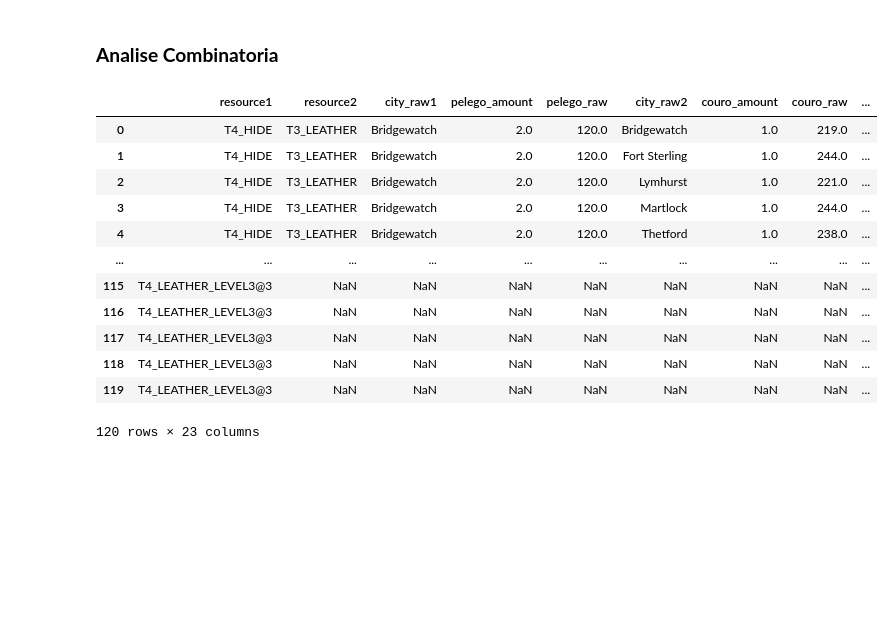
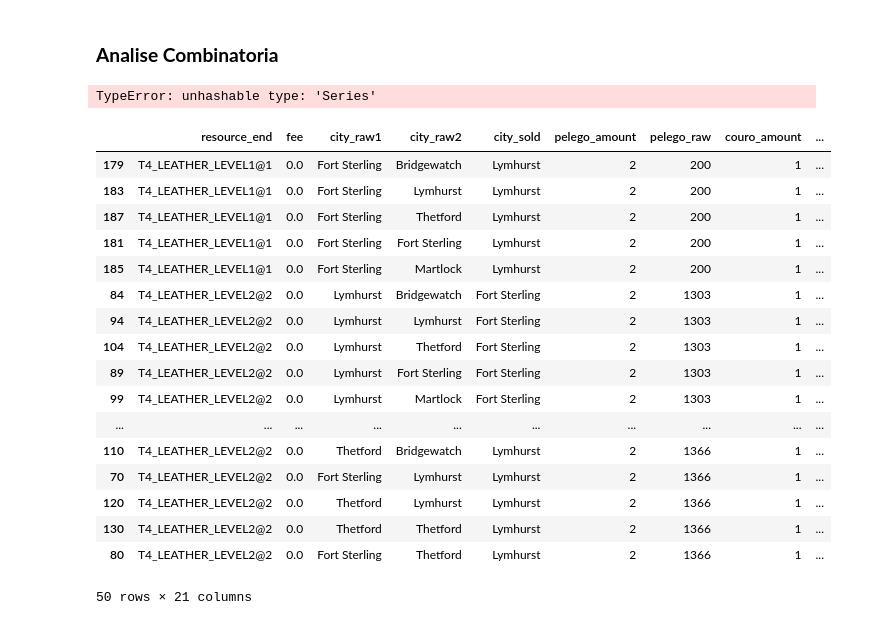
Before and after one commit to PedroRochaReis/Albion-Market-Exploration, a Jupyter notebook: DataScience_discovery.ipynb, the cells around one changed output. Drawn from its saved outputs; the diff is of its cells as text; code cells hidden in the pictures; blank space fills up the shorter version.

```diff
--- a/DataScience_discovery.ipynb
+++ b/DataScience_discovery.ipynb
@@ -63,18 +63,24 @@ def add_time_since_update(df, date_col):
 
 
 def get_value_for_item(item_name, mapping):
+    if hasattr(item_name, "apply"):
+        return item_name.apply(lambda x: get_value_for_item(x, mapping))
+
+    if item_name is None or pd.isna(item_name):
+        return 0
+
     if item_name in mapping:
         return mapping[item_name]
 
     for key, value in mapping.items():
-        if item_name.startswith(key.split("_LEVEL")[0]):
+        if isinstance(item_name, str) and item_name.startswith(key.split("_LEVEL")[0]):
             return value
 
     return 0
 
 
 def to_refined_item(item_name):
-    return re.sub(r"HIDE", "LEATHER", item_name)
+    return re.sub(r"LEATHER", "HIDE", item_name)
 # %%
 item_raw = ["T4_HIDE", "T4_HIDE_LEVEL1@1", "T4_HIDE_LEVEL2@2", "T4_HIDE_LEVEL3@3"]
 item_raw2 = ["T3_LEATHER"]
@@ -174,8 +180,6 @@ cost
 # %% [markdown]
 ### **Analise Combinatoria**
 # %%
-resource_name = to_refined_item(item_raw[0])
-
 # Primeira tabela: combina o item bruto com cada cidade de origem
 table1 = pd.DataFrame({
     "resource1": raw_table["raw"],
@@ -183,6 +187,7 @@ table1 = pd.DataFrame({
     "city_raw1": raw_table["city"],
     "pelego_amount": 2,
     "pelego_raw": raw_table["sell_price_min"],
+    "time_pelego": raw_table["time_since_update"],
 })
 
 # Segunda tabela: combina o item secundário com cada cidade de origem do segundo recurso
@@ -191,6 +196,7 @@ table2 = pd.DataFrame({
     "resource2": item_raw2[0],
     "couro_amount": 1,
     "couro_raw": raw2_table["sell_price_min"],
+    "time_couro_raw": raw2_table["time_since_update"],
 })
 
 # Terceira tabela: combina os itens refinados com as cidades de venda
@@ -200,18 +206,18 @@ table3 = pd.DataFrame({
     "city_sold": refined_table["city"],
     "couro_refined": 1,
     "couro_raw_instant": refined_table["buy_price_max"],
+    "time_couro_raw_instant": refined_table["time_since_update"],
     "couro_raw_order": refined_table["sell_price_min"],
+    "time_couro_raw_order": refined_table["time_since_update"],
 })
 
 # Produto cartesiano entre as tabelas 1 e 2 usando o recurso comum
 base = table1.merge(table2, on=["resource2"], how="outer")
-
-# Join final pelo recurso refinado equivalente
-# Isso faz a correspondência entre o item bruto e o item refinado
 merged = base.merge(table3, on=["resource1"], how="left")
 
+
 merged["retorno"] = 0.438
-merged["fee"] = round(get_value_for_item(resource_name, value_by_refined) * 1.05, 0)
+merged["fee"] = round(get_value_for_item(merged["resource_end"], value_by_refined) * 1.05, 0)
 merged["consumo_efetivo"] = (merged["pelego_amount"] * merged["pelego_raw"] + merged["couro_amount"] * merged["couro_raw"]) * (1 - merged["retorno"]) + merged["fee"]
 merged["sell_tax"] = 0.04
 merged["sell_tax_order"] = 0.025
@@ -226,20 +232,27 @@ df_instant = merged[merged["profit_instant"] > 0]
 df_order = merged[merged["profit_order"] > 0]
 
 df_result = pd.concat([df_instant, df_order]).drop_duplicates().reset_index(drop=True).sort_values("best_profit_percentage", ascending=False)
-df_result = df_result[["resource_end", "city_raw1", "city_raw2", "city_sold", "pelego_amount", "pelego_raw", "couro_amount", "couro_raw", "couro_raw_instant", "couro_raw_order", "consumo_efetivo", "profit_instant", "profit_order", "profit_percentage_instant", "profit_percentage_order", "best_profit_percentage"]
+df_result = df_result[["resource_end", "fee","city_raw1", "city_raw2", "city_sold", "pelego_amount", "pelego_raw", "couro_amount", "couro_raw", "couro_raw_instant", "couro_raw_order", "consumo_efetivo", "profit_instant", "profit_order", "profit_percentage_instant", "profit_percentage_order", "best_profit_percentage", "time_pelego", "time_couro_raw", "time_couro_raw_instant", "time_couro_raw_order"]]
+# %% [output]
+TypeError: unhashable type: 'Series'
 # %%
-df_merged
+df_result[:50]
 # %% [output]
-|  | resource1 | resource2 | city_raw1 | pelego_amount | pelego_raw | city_raw2 | couro_amount | couro_raw | ... |
-| 0 | T4_HIDE | T3_LEATHER | Bridgewatch | 2.0 | 120.0 | Bridgewatch | 1.0 | 219.0 | ... |
-| 1 | T4_HIDE | T3_LEATHER | Bridgewatch | 2.0 | 120.0 | Fort Sterling | 1.0 | 244.0 | ... |
-| 2 | T4_HIDE | T3_LEATHER | Bridgewatch | 2.0 | 120.0 | Lymhurst | 1.0 | 221.0 | ... |
-| 3 | T4_HIDE | T3_LEATHER | Bridgewatch | 2.0 | 120.0 | Martlock | 1.0 | 244.0 | ... |
-| 4 | T4_HIDE | T3_LEATHER | Bridgewatch | 2.0 | 120.0 | Thetford | 1.0 | 238.0 | ... |
+|  | resource_end | fee | city_raw1 | city_raw2 | city_sold | pelego_amount | pelego_raw | couro_amount | ... |
+| 179 | T4_LEATHER_LEVEL1@1 | 0.0 | Fort Sterling | Bridgewatch | Lymhurst | 2 | 200 | 1 | ... |
+| 183 | T4_LEATHER_LEVEL1@1 | 0.0 | Fort Sterling | Lymhurst | Lymhurst | 2 | 200 | 1 | ... |
+| 187 | T4_LEATHER_LEVEL1@1 | 0.0 | Fort Sterling | Thetford | Lymhurst | 2 | 200 | 1 | ... |
+| 181 | T4_LEATHER_LEVEL1@1 | 0.0 | Fort Sterling | Fort Sterling | Lymhurst | 2 | 200 | 1 | ... |
+| 185 | T4_LEATHER_LEVEL1@1 | 0.0 | Fort Sterling | Martlock | Lymhurst | 2 | 200 | 1 | ... |
+| 84 | T4_LEATHER_LEVEL2@2 | 0.0 | Lymhurst | Bridgewatch | Fort Sterling | 2 | 1303 | 1 | ... |
+| 94 | T4_LEATHER_LEVEL2@2 | 0.0 | Lymhurst | Lymhurst | Fort Sterling | 2 | 1303 | 1 | ... |
+| 104 | T4_LEATHER_LEVEL2@2 | 0.0 | Lymhurst | Thetford | Fort Sterling | 2 | 1303 | 1 | ... |
+| 89 | T4_LEATHER_LEVEL2@2 | 0.0 | Lymhurst | Fort Sterling | Fort Sterling | 2 | 1303 | 1 | ... |
+| 99 | T4_LEATHER_LEVEL2@2 | 0.0 | Lymhurst | Martlock | Fort Sterling | 2 | 1303 | 1 | ... |
 | ... | ... | ... | ... | ... | ... | ... | ... | ... | ... |
-| 115 | T4_LEATHER_LEVEL3@3 | NaN | NaN | NaN | NaN | NaN | NaN | NaN | ... |
-| 116 | T4_LEATHER_LEVEL3@3 | NaN | NaN | NaN | NaN | NaN | NaN | NaN | ... |
-| 117 | T4_LEATHER_LEVEL3@3 | NaN | NaN | NaN | NaN | NaN | NaN | NaN | ... |
-| 118 | T4_LEATHER_LEVEL3@3 | NaN | NaN | NaN | NaN | NaN | NaN | NaN | ... |
-| 119 | T4_LEATHER_LEVEL3@3 | NaN | NaN | NaN | NaN | NaN | NaN | NaN | ... |
+| 110 | T4_LEATHER_LEVEL2@2 | 0.0 | Thetford | Bridgewatch | Lymhurst | 2 | 1366 | 1 | ... |
+| 70 | T4_LEATHER_LEVEL2@2 | 0.0 | Fort Sterling | Lymhurst | Lymhurst | 2 | 1366 | 1 | ... |
+| 120 | T4_LEATHER_LEVEL2@2 | 0.0 | Thetford | Lymhurst | Lymhurst | 2 | 1366 | 1 | ... |
+| 130 | T4_LEATHER_LEVEL2@2 | 0.0 | Thetford | Thetford | Lymhurst | 2 | 1366 | 1 | ... |
+| 80 | T4_LEATHER_LEVEL2@2 | 0.0 | Fort Sterling | Thetford | Lymhurst | 2 | 1366 | 1 | ... |
-120 rows × 23 columns
+50 rows × 21 columns
```
